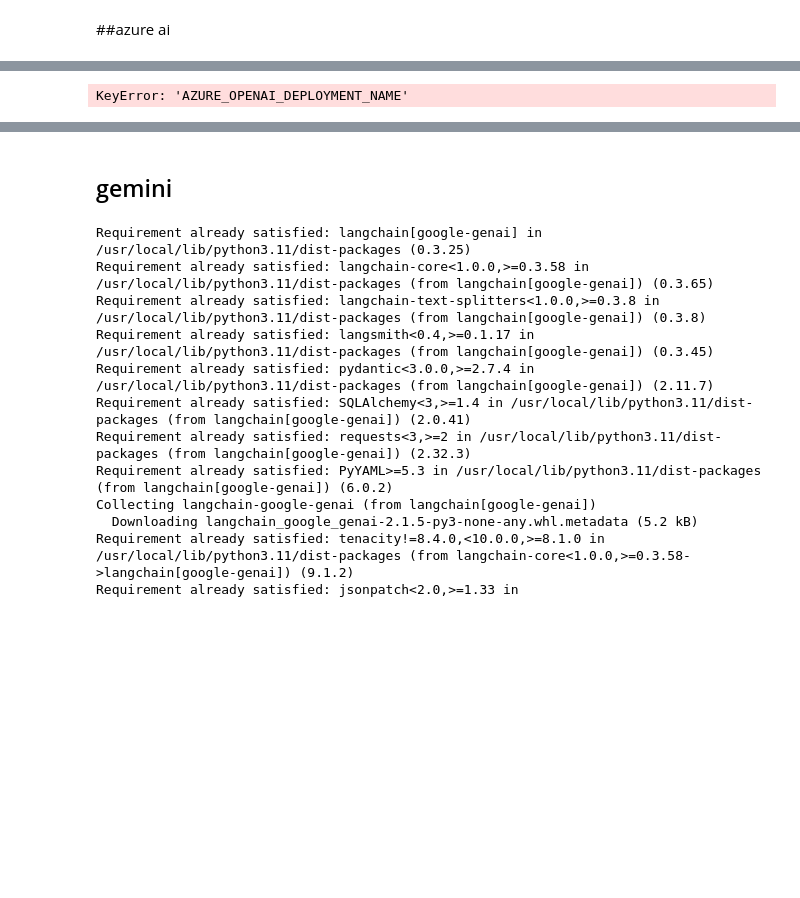
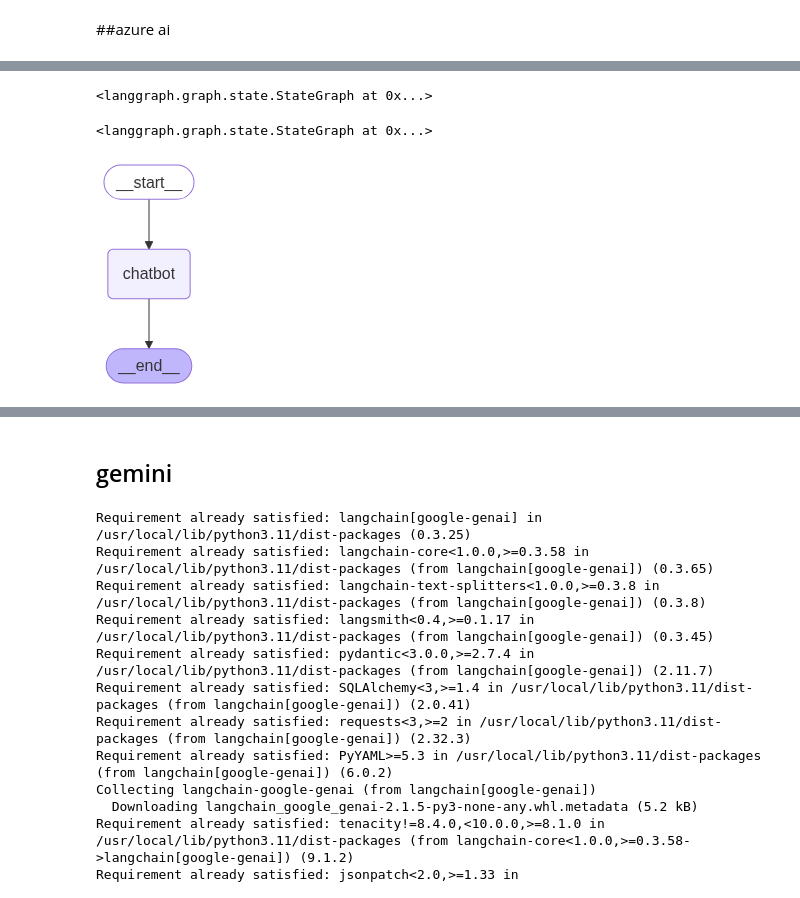
Before and after one commit to AbhiSrvstv/CG_LANGRAPH, a Jupyter notebook: langraph.ipynb, the cells around one changed output, grey strips where cells are left out. Cells and saved outputs as stored; diff of their text form; code cells hidden in the pictures; blank space fills up the shorter version.

```diff
--- a/langraph.ipynb
+++ b/langraph.ipynb
@@ -66,9 +66,34 @@ os.environ["AZURE_OPENAI_API_KEY"] = "1lOkjRo9bsDnbAE2v1qVagkmEj6mT111wak1spzwGQ
 os.environ["AZURE_OPENAI_ENDPOINT"] = "https://agentic-accelerator-pod-openai-we.openai.azure.com/"
 os.environ["OPENAI_API_VERSION"] = "2024-12-01-preview"
 
-llm = init_chat_model(
+llm_azure = init_chat_model(
     "azure_openai:gpt-4o",
-    azure_deployment=os.environ["AZURE_OPENAI_DEPLOYMENT_NAME"],
+    azure_deployment="gpt-4o",
 )
-# %% [output]
-KeyError: 'AZURE_OPENAI_DEPLOYMENT_NAME'
+# %%
+def chatbot(state: State):
+    return {"messages": [llm_azure.invoke(state["messages"])]}
+
+
+# The first argument is the unique node name
+# The second argument is the function or object that will be called whenever
+# the node is used.
+graph_builder.add_node("chatbot", chatbot)
+# %% [output]
+<langgraph.graph.state.StateGraph at 0x...>
+# %%
+graph_builder.add_edge(START, "chatbot")
+# %% [output]
+<langgraph.graph.state.StateGraph at 0x...>
+# %%
+graph = graph_builder.compile()
+# %%
+from IPython.display import Image, display
+
+try:
+    display(Image(graph.get_graph().draw_mermaid_png()))
+except Exception:
+    # This requires some extra dependencies and is optional
+    pass
+# %% [output]
+[figure, added]
```
Also changed, not shown: parts of 12 cells of this notebook.
